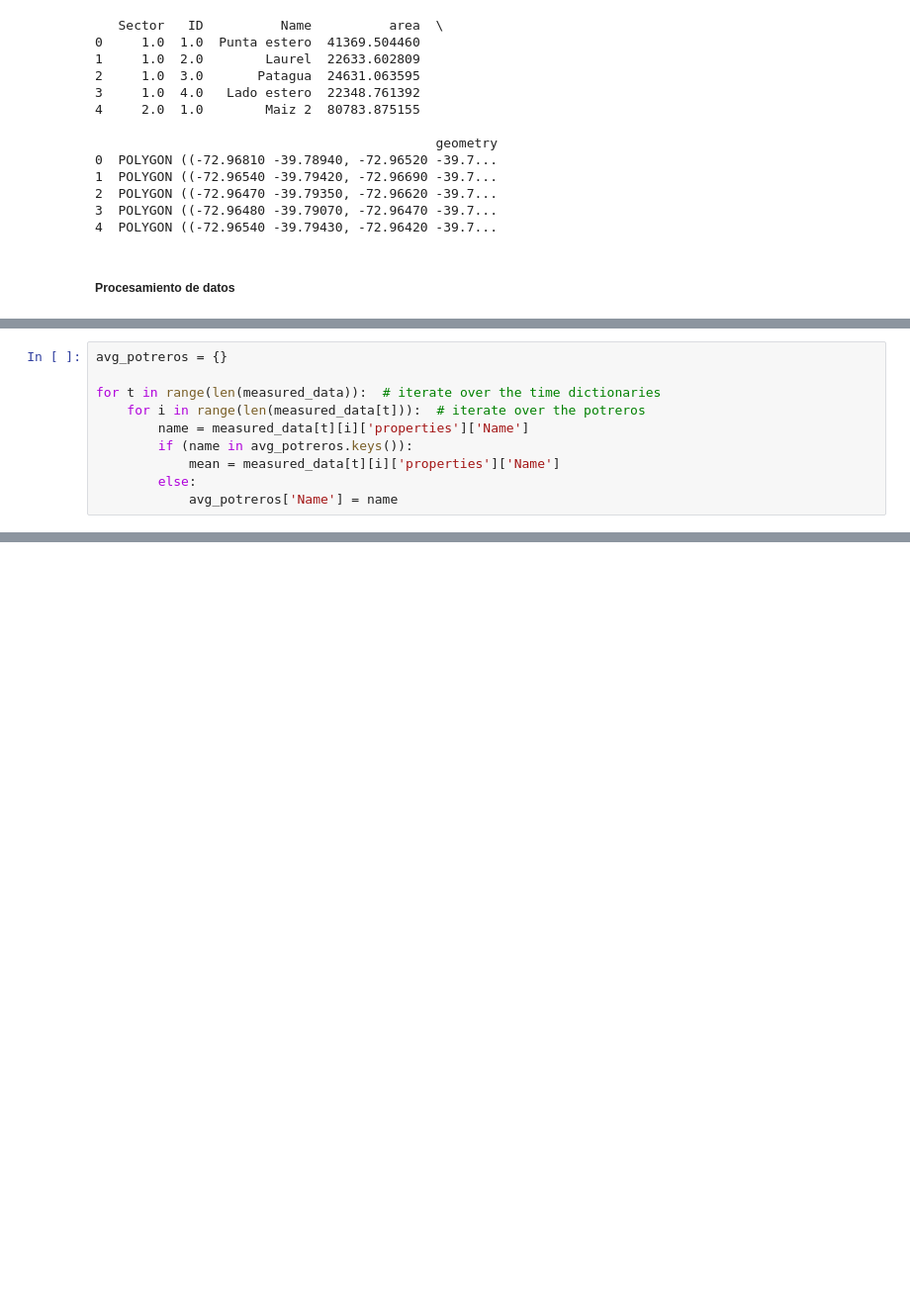
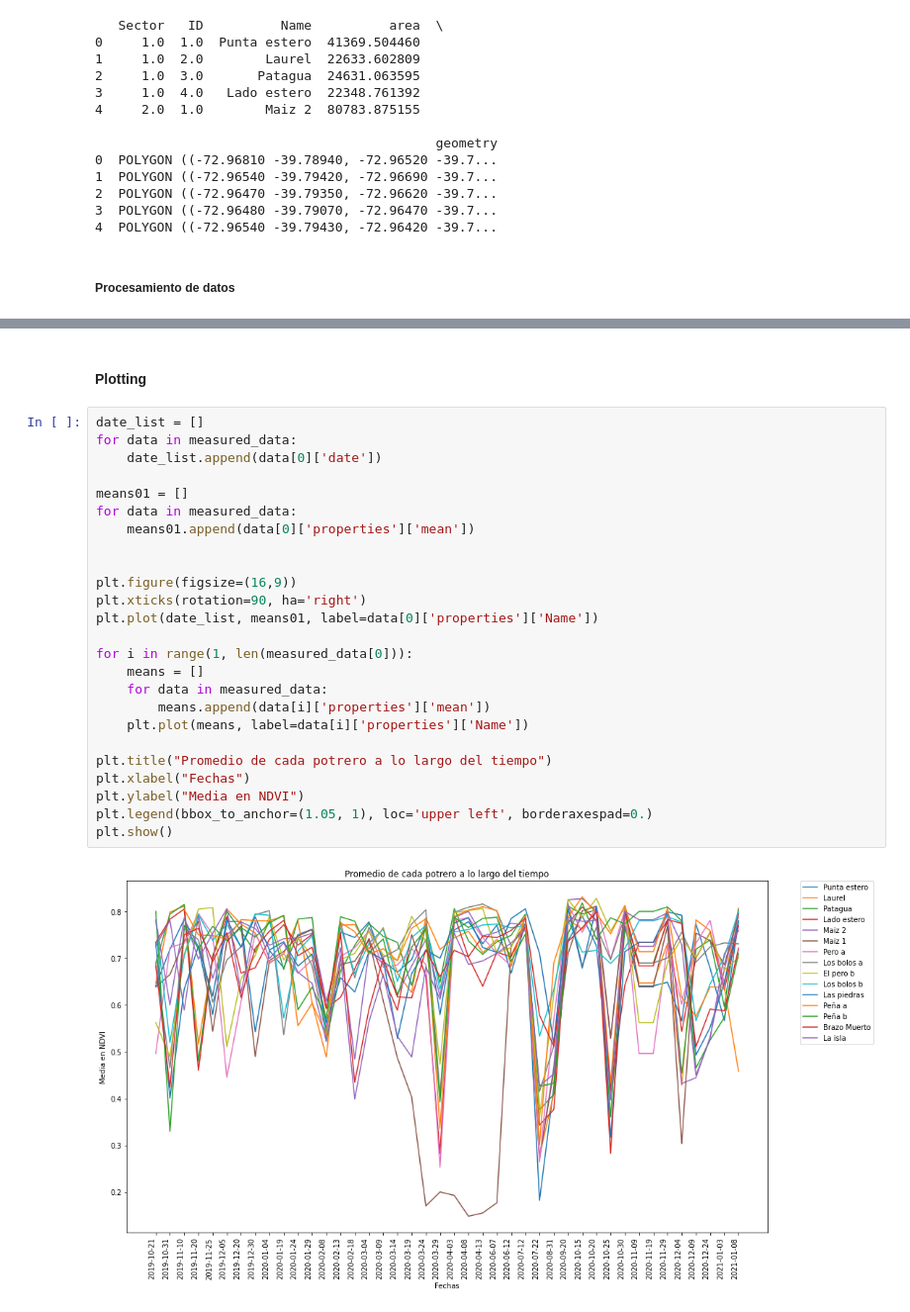
Before and after one commit to Cubolink/intern-test, a Jupyter notebook: project.ipynb, the cells around one changed output, grey strips where cells are left out. Shown at 99% size. Saved outputs shown, nothing was run; the diff lists cells and outputs as text; blank space fills up the shorter version.

```diff
--- a/project.ipynb
+++ b/project.ipynb
@@ -97,10 +92,0 @@ for raster in os.listdir(raster_dir):
-# %%
-avg_potreros = {}
-
-for t in range(len(measured_data)):  # iterate over the time dictionaries
-    for i in range(len(measured_data[t])):  # iterate over the potreros
-        name = measured_data[t][i]['properties']['Name']
-        if (name in avg_potreros.keys()):
-            mean = measured_data[t][i]['properties']['Name']
-        else:
-            avg_potreros['Name'] = name
@@ -118,0 +156,29 @@ measured_data[0][0]['properties']
+# %% [markdown]
+#### Plotting
+# %%
+date_list = []
+for data in measured_data:
+    date_list.append(data[0]['date'])
+
+means01 = []
+for data in measured_data:
+    means01.append(data[0]['properties']['mean'])
+
+
+plt.figure(figsize=(16,9))
+plt.xticks(rotation=90, ha='right')
+plt.plot(date_list, means01, label=data[0]['properties']['Name'])
+
+for i in range(1, len(measured_data[0])):
+    means = []
+    for data in measured_data:
+        means.append(data[i]['properties']['mean'])
+    plt.plot(means, label=data[i]['properties']['Name'])
+
+plt.title("Promedio de cada potrero a lo largo del tiempo")
+plt.xlabel("Fechas")
+plt.ylabel("Media en NDVI")
+plt.legend(bbox_to_anchor=(1.05, 1), loc='upper left', borderaxespad=0.)
+plt.show()
+# %% [output]
+[figure, added]
```
Also changed, not shown: parts of 8 cells of this notebook.
